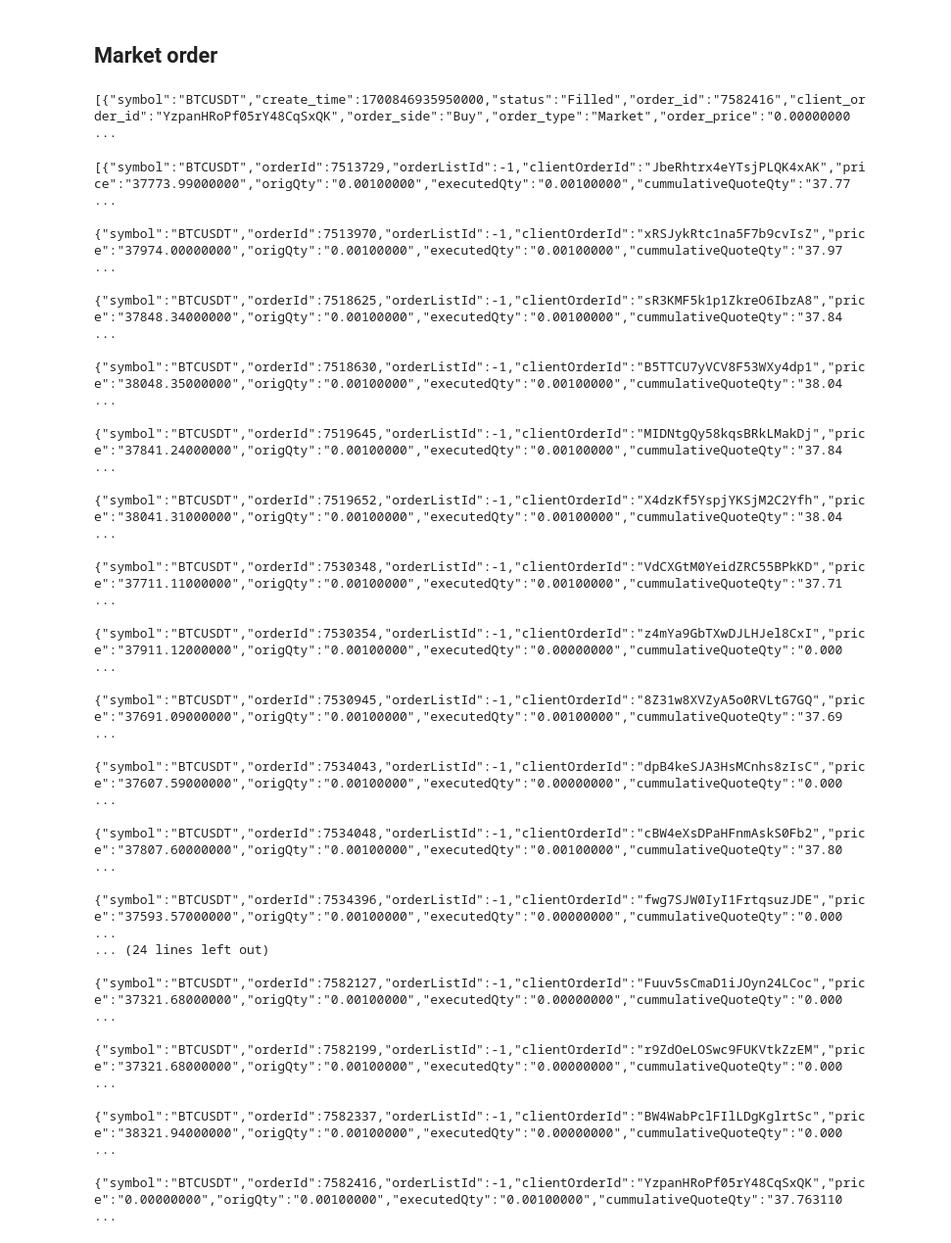
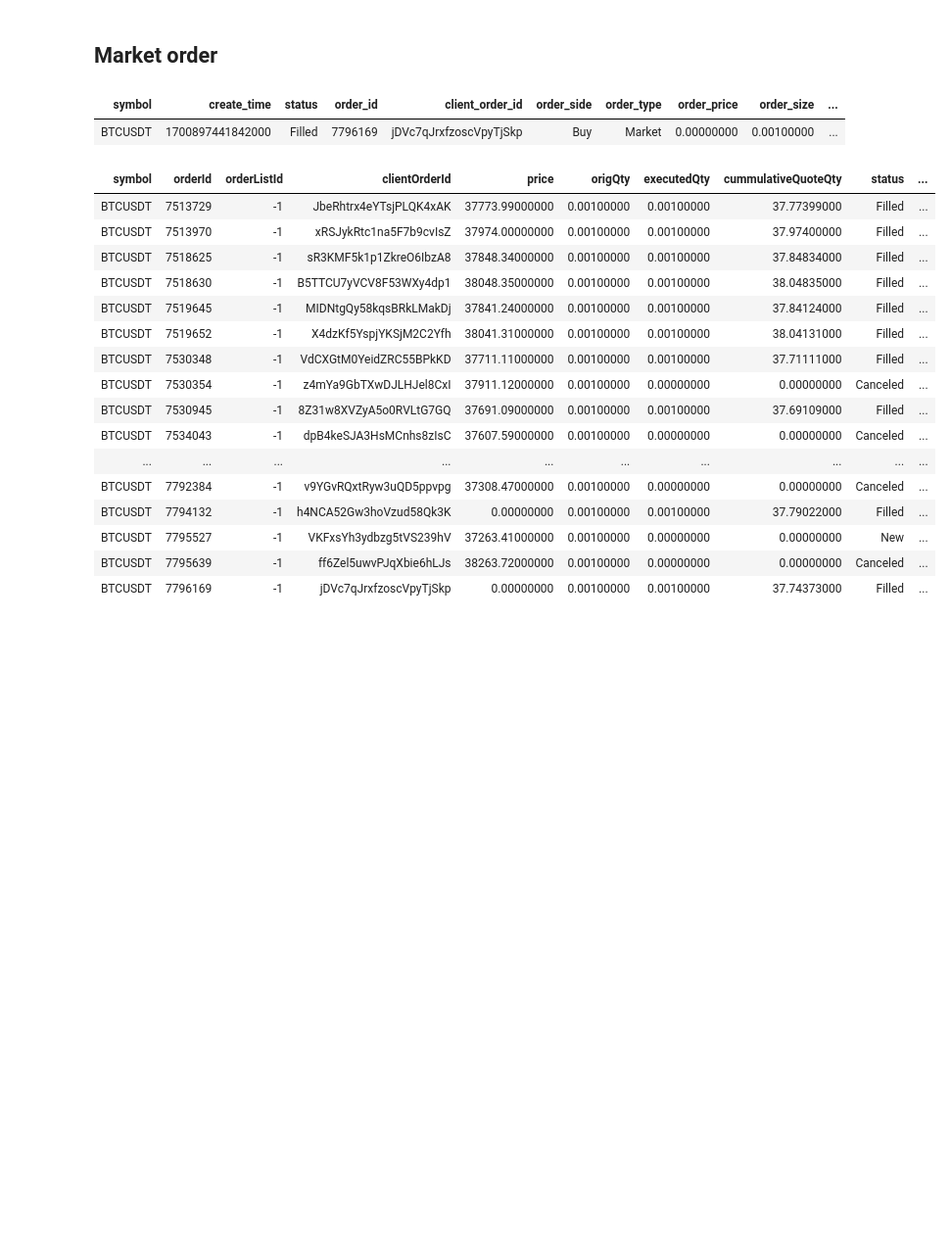
Before and after one commit to yasstake/rusty-bot, a Jupyter notebook: manual/binance_order.ipynb, the cells around one changed output. Shown at 98% size. Cells and saved outputs as stored; diff of their text form; code cells hidden in the pictures; blank space fills up the shorter version.

```diff
--- a/manual/binance_order.ipynb
+++ b/manual/binance_order.ipynb
@@ -262,32 +261,33 @@ USDT残高 = {"asset":"USDT","free":"9774.37792000","locked":"74.64336000"}
 # market orderを出す
 
 market_order = market.market_order("BUY", 0.001)   # 0.001BTCを市場価格で買う
-market_order
+HTML(json2html.convert(market_order.__str__()))
 # %% [output]
-[{"symbol":"BTCUSDT","create_time":1700846935950000,"status":"Filled","order_id":"7582416","client_order_id":"YzpanHRoPf05rY48CqSxQK","order_side":"Buy","order_type":"Market","order_price":"0.00000000 ...
+| symbol | create_time | status | order_id | client_order_id | order_side | order_type | order_price | order_size | ... |
+| BTCUSDT | 1700897441842000 | Filled | 7796169 | jDVc7qJrxfzoscVpyTjSkp | Buy | Market | 0.00000000 | 0.00100000 | ... |
 # %%
 # 直近のオーダーを表示する。status "Filled"のオーダーが１つ追加されているはず。
 # なお大きなオーダーを出すと複数に分割される場合がある。
 
-market.order_status
+HTML(json2html.convert(market.order_status.__str__()))
 # %% [output]
-[{"symbol":"BTCUSDT","orderId":7513729,"orderListId":-1,"clientOrderId":"JbeRhtrx4eYTsjPLQK4xAK","price":"37773.99000000","origQty":"0.00100000","executedQty":"0.00100000","cummulativeQuoteQty":"37.77 ...
- {"symbol":"BTCUSDT","orderId":7513970,"orderListId":-1,"clientOrderId":"xRSJykRtc1na5F7b9cvIsZ","price":"37974.00000000","origQty":"0.00100000","executedQty":"0.00100000","cummulativeQuoteQty":"37.97 ...
- {"symbol":"BTCUSDT","orderId":7518625,"orderListId":-1,"clientOrderId":"sR3KMF5k1p1ZkreO6IbzA8","price":"37848.34000000","origQty":"0.00100000","executedQty":"0.00100000","cummulativeQuoteQty":"37.84 ...
- {"symbol":"BTCUSDT","orderId":7518630,"orderListId":-1,"clientOrderId":"B5TTCU7yVCV8F53WXy4dp1","price":"38048.35000000","origQty":"0.00100000","executedQty":"0.00100000","cummulativeQuoteQty":"38.04 ...
- {"symbol":"BTCUSDT","orderId":7519645,"orderListId":-1,"clientOrderId":"MIDNtgQy58kqsBRkLMakDj","price":"37841.24000000","origQty":"0.00100000","executedQty":"0.00100000","cummulativeQuoteQty":"37.84 ...
- {"symbol":"BTCUSDT","orderId":7519652,"orderListId":-1,"clientOrderId":"X4dzKf5YspjYKSjM2C2Yfh","price":"38041.31000000","origQty":"0.00100000","executedQty":"0.00100000","cummulativeQuoteQty":"38.04 ...
- {"symbol":"BTCUSDT","orderId":7530348,"orderListId":-1,"clientOrderId":"VdCXGtM0YeidZRC55BPkKD","price":"37711.11000000","origQty":"0.00100000","executedQty":"0.00100000","cummulativeQuoteQty":"37.71 ...
- {"symbol":"BTCUSDT","orderId":7530354,"orderListId":-1,"clientOrderId":"z4mYa9GbTXwDJLHJel8CxI","price":"37911.12000000","origQty":"0.00100000","executedQty":"0.00000000","cummulativeQuoteQty":"0.000 ...
- {"symbol":"BTCUSDT","orderId":7530945,"orderListId":-1,"clientOrderId":"8Z31w8XVZyA5o0RVLtG7GQ","price":"37691.09000000","origQty":"0.00100000","executedQty":"0.00100000","cummulativeQuoteQty":"37.69 ...
- {"symbol":"BTCUSDT","orderId":7534043,"orderListId":-1,"clientOrderId":"dpB4keSJA3HsMCnhs8zIsC","price":"37607.59000000","origQty":"0.00100000","executedQty":"0.00000000","cummulativeQuoteQty":"0.000 ...
- {"symbol":"BTCUSDT","orderId":7534048,"orderListId":-1,"clientOrderId":"cBW4eXsDPaHFnmAskS0Fb2","price":"37807.60000000","origQty":"0.00100000","executedQty":"0.00100000","cummulativeQuoteQty":"37.80 ...
- {"symbol":"BTCUSDT","orderId":7534396,"orderListId":-1,"clientOrderId":"fwg7SJW0IyI1FrtqsuzJDE","price":"37593.57000000","origQty":"0.00100000","executedQty":"0.00000000","cummulativeQuoteQty":"0.000 ...
-... (24 lines left out)
- {"symbol":"BTCUSDT","orderId":7582127,"orderListId":-1,"clientOrderId":"Fuuv5sCmaD1iJOyn24LCoc","price":"37321.68000000","origQty":"0.00100000","executedQty":"0.00000000","cummulativeQuoteQty":"0.000 ...
- {"symbol":"BTCUSDT","orderId":7582199,"orderListId":-1,"clientOrderId":"r9ZdOeLOSwc9FUKVtkZzEM","price":"37321.68000000","origQty":"0.00100000","executedQty":"0.00000000","cummulativeQuoteQty":"0.000 ...
- {"symbol":"BTCUSDT","orderId":7582337,"orderListId":-1,"clientOrderId":"BW4WabPclFIlLDgKglrtSc","price":"38321.94000000","origQty":"0.00100000","executedQty":"0.00000000","cummulativeQuoteQty":"0.000 ...
- {"symbol":"BTCUSDT","orderId":7582416,"orderListId":-1,"clientOrderId":"YzpanHRoPf05rY48CqSxQK","price":"0.00000000","origQty":"0.00100000","executedQty":"0.00100000","cummulativeQuoteQty":"37.763110 ...
+| symbol | orderId | orderListId | clientOrderId | price | origQty | executedQty | cummulativeQuoteQty | status | ... |
+| BTCUSDT | 7513729 | -1 | JbeRhtrx4eYTsjPLQK4xAK | 37773.99000000 | 0.00100000 | 0.00100000 | 37.77399000 | Filled | ... |
+| BTCUSDT | 7513970 | -1 | xRSJykRtc1na5F7b9cvIsZ | 37974.00000000 | 0.00100000 | 0.00100000 | 37.97400000 | Filled | ... |
+| BTCUSDT | 7518625 | -1 | sR3KMF5k1p1ZkreO6IbzA8 | 37848.34000000 | 0.00100000 | 0.00100000 | 37.84834000 | Filled | ... |
+| BTCUSDT | 7518630 | -1 | B5TTCU7yVCV8F53WXy4dp1 | 38048.35000000 | 0.00100000 | 0.00100000 | 38.04835000 | Filled | ... |
+| BTCUSDT | 7519645 | -1 | MIDNtgQy58kqsBRkLMakDj | 37841.24000000 | 0.00100000 | 0.00100000 | 37.84124000 | Filled | ... |
+| BTCUSDT | 7519652 | -1 | X4dzKf5YspjYKSjM2C2Yfh | 38041.31000000 | 0.00100000 | 0.00100000 | 38.04131000 | Filled | ... |
+| BTCUSDT | 7530348 | -1 | VdCXGtM0YeidZRC55BPkKD | 37711.11000000 | 0.00100000 | 0.00100000 | 37.71111000 | Filled | ... |
+| BTCUSDT | 7530354 | -1 | z4mYa9GbTXwDJLHJel8CxI | 37911.12000000 | 0.00100000 | 0.00000000 | 0.00000000 | Canceled | ... |
+| BTCUSDT | 7530945 | -1 | 8Z31w8XVZyA5o0RVLtG7GQ | 37691.09000000 | 0.00100000 | 0.00100000 | 37.69109000 | Filled | ... |
+| BTCUSDT | 7534043 | -1 | dpB4keSJA3HsMCnhs8zIsC | 37607.59000000 | 0.00100000 | 0.00000000 | 0.00000000 | Canceled | ... |
+| ... | ... | ... | ... | ... | ... | ... | ... | ... | ... |
+| BTCUSDT | 7792384 | -1 | v9YGvRQxtRyw3uQD5ppvpg | 37308.47000000 | 0.00100000 | 0.00000000 | 0.00000000 | Canceled | ... |
+| BTCUSDT | 7794132 | -1 | h4NCA52Gw3hoVzud58Qk3K | 0.00000000 | 0.00100000 | 0.00100000 | 37.79022000 | Filled | ... |
+| BTCUSDT | 7795527 | -1 | VKFxsYh3ydbzg5tVS239hV | 37263.41000000 | 0.00100000 | 0.00000000 | 0.00000000 | New | ... |
+| BTCUSDT | 7795639 | -1 | ff6Zel5uwvPJqXbie6hLJs | 38263.72000000 | 0.00100000 | 0.00000000 | 0.00000000 | Canceled | ... |
+| BTCUSDT | 7796169 | -1 | jDVc7qJrxfzoscVpyTjSkp | 0.00000000 | 0.00100000 | 0.00100000 | 37.74373000 | Filled | ... |
 # %%
 # 最新の残高を確認。約定した分だけBTCが増えて、USDTの残高が減っているはず。
 account = market.account
```
Also changed, not shown: parts of 18 cells of this notebook.
